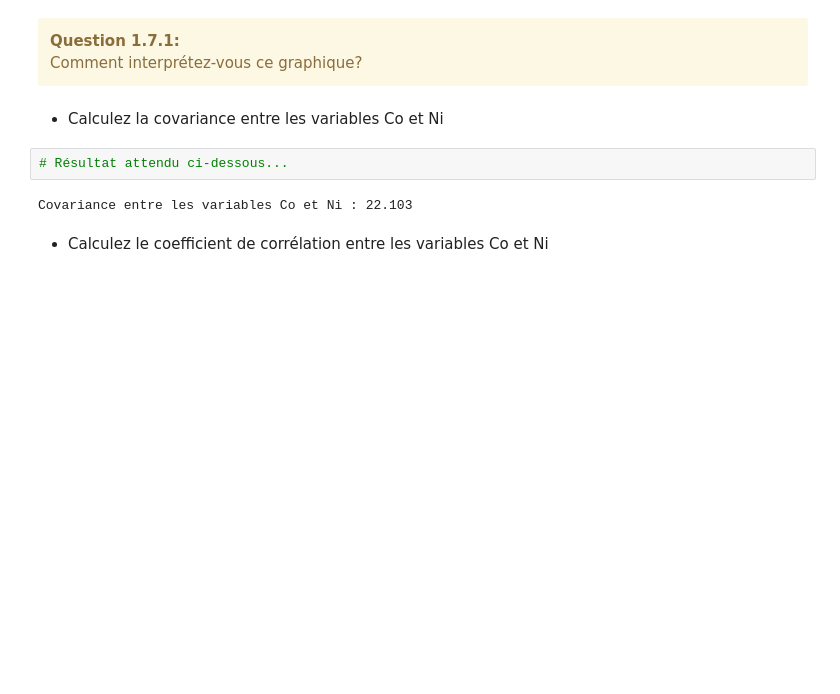
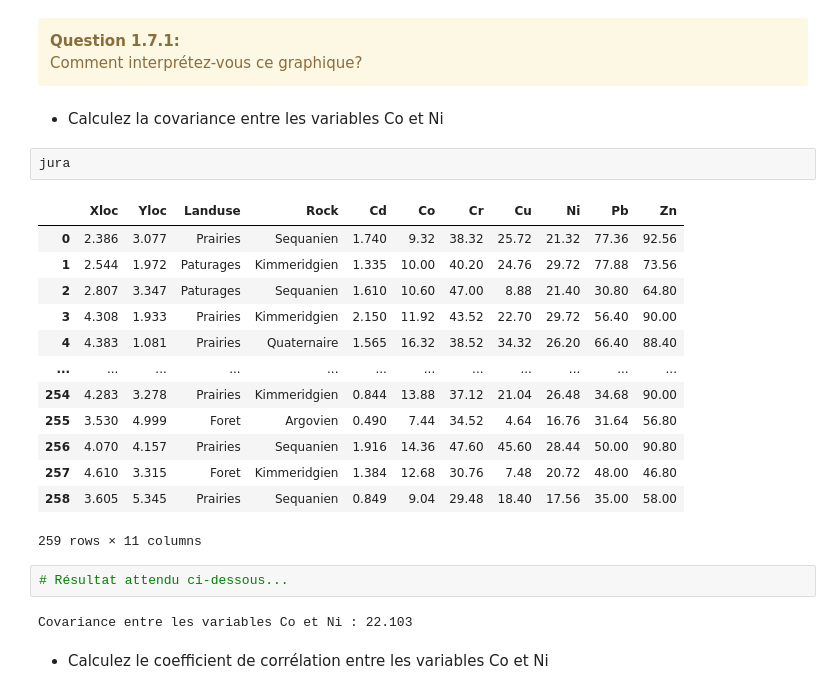
Before and after one commit to kaufmanno/ModGeo, a Jupyter notebook: TP/TP2/TP2.ipynb, the cells around one changed output. Saved outputs shown, nothing was run; the diff lists cells and outputs as text; blank space fills up the shorter version.

```diff
--- a/TP/TP2/TP2.ipynb
+++ b/TP/TP2/TP2.ipynb
@@ -247,6 +267,22 @@ jura.boxplot?
 </div>
 # %% [markdown]
 - Calculez la covariance entre les variables Co et Ni
+# %%
+jura
+# %% [output]
+|  | Xloc | Yloc | Landuse | Rock | Cd | Co | Cr | Cu | Ni | Pb | Zn |
+| 0 | 2.386 | 3.077 | Prairies | Sequanien | 1.740 | 9.32 | 38.32 | 25.72 | 21.32 | 77.36 | 92.56 |
+| 1 | 2.544 | 1.972 | Paturages | Kimmeridgien | 1.335 | 10.00 | 40.20 | 24.76 | 29.72 | 77.88 | 73.56 |
+| 2 | 2.807 | 3.347 | Paturages | Sequanien | 1.610 | 10.60 | 47.00 | 8.88 | 21.40 | 30.80 | 64.80 |
+| 3 | 4.308 | 1.933 | Prairies | Kimmeridgien | 2.150 | 11.92 | 43.52 | 22.70 | 29.72 | 56.40 | 90.00 |
+| 4 | 4.383 | 1.081 | Prairies | Quaternaire | 1.565 | 16.32 | 38.52 | 34.32 | 26.20 | 66.40 | 88.40 |
+| ... | ... | ... | ... | ... | ... | ... | ... | ... | ... | ... | ... |
+| 254 | 4.283 | 3.278 | Prairies | Kimmeridgien | 0.844 | 13.88 | 37.12 | 21.04 | 26.48 | 34.68 | 90.00 |
+| 255 | 3.530 | 4.999 | Foret | Argovien | 0.490 | 7.44 | 34.52 | 4.64 | 16.76 | 31.64 | 56.80 |
+| 256 | 4.070 | 4.157 | Prairies | Sequanien | 1.916 | 14.36 | 47.60 | 45.60 | 28.44 | 50.00 | 90.80 |
+| 257 | 4.610 | 3.315 | Foret | Kimmeridgien | 1.384 | 12.68 | 30.76 | 7.48 | 20.72 | 48.00 | 46.80 |
+| 258 | 3.605 | 5.345 | Prairies | Sequanien | 0.849 | 9.04 | 29.48 | 18.40 | 17.56 | 35.00 | 58.00 |
+259 rows × 11 columns
 # %%
 # Résultat attendu ci-dessous...
 # %% [output]
```
Also changed, not shown: parts of 32 cells of this notebook.
